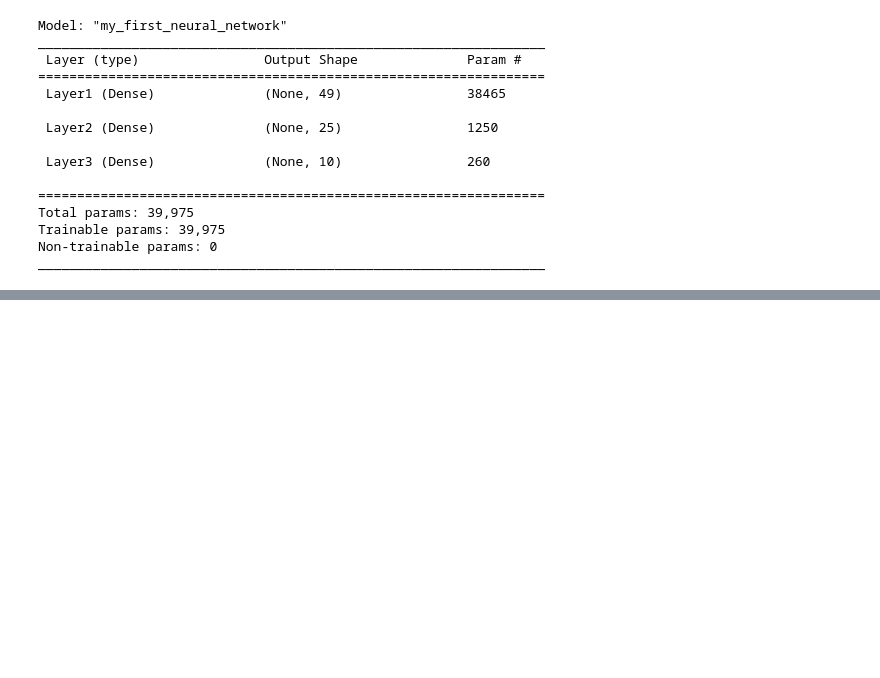
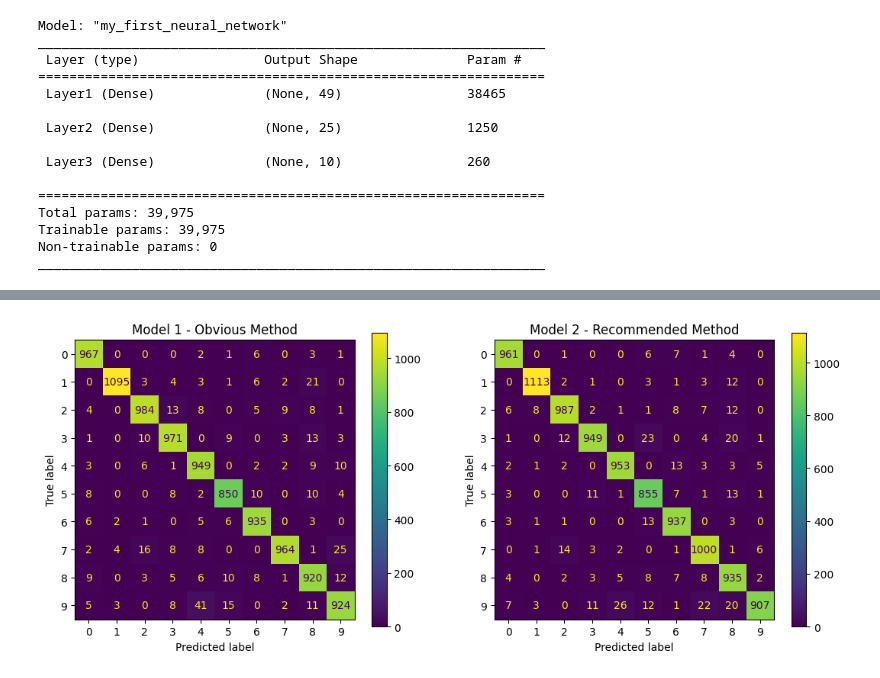
Before and after one commit to mihir1125/machine-learning, a Jupyter notebook: neural_networks_mnist_digit_recognition.ipynb, the cells around one changed output, grey strips where cells are left out. Cells and saved outputs as stored; diff of their text form; code cells hidden in the pictures; blank space fills up the shorter version.

Commit message:
Compare models - obvious and recommended method for multiclass classification and add confusion matrix visualization

```diff
--- a/neural_networks_mnist_digit_recognition.ipynb
+++ b/neural_networks_mnist_digit_recognition.ipynb
@@ -10,7 +13,7 @@ import mediapy as media
 # %%
 #@title Helper functions
 def label_to_vector(num):
-    arr = np.zeros(10, dtype=np.uint8)
+    arr = np.zeros(10)
     arr[num] = 1
     return arr
 # %%
@@ -96,5 +122 @@ Epoch 4/4
 <keras.callbacks.History at 0x...>
-# %%
-# Test
-X_test = np.array([example['image'].reshape(-1) for example in tfds.as_numpy(test_ds)])
-y_test = np.array([label_to_vector(example['label']) for example in tfds.as_numpy(test_ds)])
@@ -119,0 +198,11 @@ Prediction: 7
+# %%
+result_1 = model.predict(X_test)
+mistakes = [i for i, r in enumerate(result_1) if r.argmax() != y_test[i]]
+
+print(f"Model 1 - Obvious method")
+print(f"Incorrect predictions: {len(mistakes)}")
+print()
+print(f"Model 2 - Recommended Method")
+result_2= model2.predict(X_test)
+mistakes = [i for i, r in enumerate(result_2) if r.argmax() != y_test[i]]
+print(f"Incorrect predictions: {len(mistakes)}")
@@ -119,0 +217,27 @@ Prediction: 7
+# %%
+labels = list(range(10))
+plt.close()
+result_1_processed = [i.argmax() for i in result_1]
+fig, (ax1, ax2) = plt.subplots(
+    1, 2,
+    figsize = (13, 5),
+    width_ratios = (1, 1),
+    height_ratios = (1,)
+)
+# confusion_matrix_1 = confusion_matrix(y_test, result_1_processed, labels=labels)
+disp = ConfusionMatrixDisplay.from_predictions(
+    y_test,
+    result_1_processed,
+    ax = ax1)
+disp.ax_.set_title("Model 1 - Obvious Method")
+
+result_2_processed = [i.argmax() for i in result_2]
+# confusion_matrix_2 = confusion_matrix(y_test, result_2_processed, labels=labels)
+disp = ConfusionMatrixDisplay.from_predictions(
+    y_test,
+    result_2_processed,
+    ax = ax2)
+disp.ax_.set_title("Model 2 - Recommended Method")
+plt.show()
+# %% [output]
+[figure, added]
```
Also changed, not shown: parts of 11 cells of this notebook.
